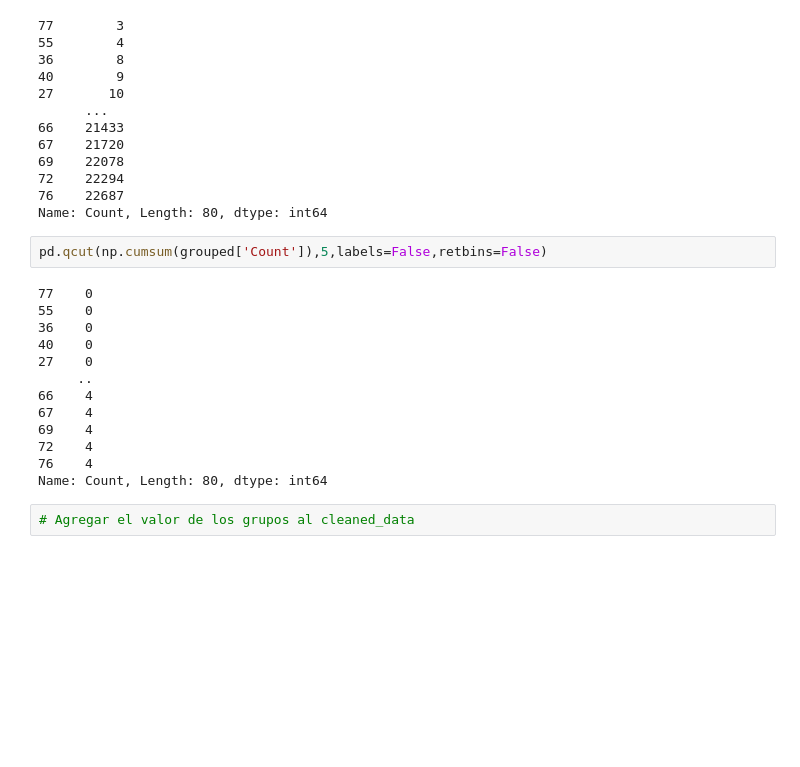
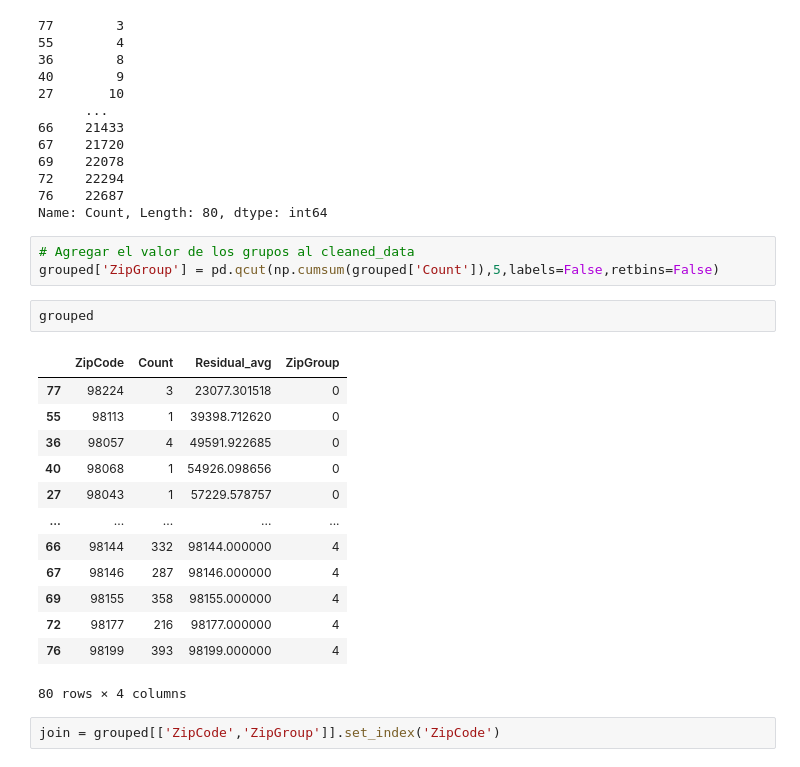
Before and after one commit to tzuzulcode/ai-fundamentals-abril2022, a Jupyter notebook: Regression and prediction/FactorVariables.ipynb, the cells around one changed output. Saved outputs shown, nothing was run; the diff lists cells and outputs as text; blank space fills up the shorter version.

```diff
--- a/Regression and prediction/FactorVariables.ipynb
+++ b/Regression and prediction/FactorVariables.ipynb
@@ -146,19 +146,23 @@ np.cumsum(grouped['Count'])
 76    22687
 Name: Count, Length: 80, dtype: int64
 # %%
-pd.qcut(np.cumsum(grouped['Count']),5,labels=False,retbins=False)
+# Agregar el valor de los grupos al cleaned_data
+grouped['ZipGroup'] = pd.qcut(np.cumsum(grouped['Count']),5,labels=False,retbins=False)
-# %% [output]
-77    0
-55    0
-36    0
-40    0
-27    0
-     ..
-66    4
-67    4
-69    4
-72    4
-76    4
-Name: Count, Length: 80, dtype: int64
-# %%
-# Agregar el valor de los grupos al cleaned_data
+# %%
+grouped
+# %% [output]
+|  | ZipCode | Count | Residual_avg | ZipGroup |
+| 77 | 98224 | 3 | 23077.301518 | 0 |
+| 55 | 98113 | 1 | 39398.712620 | 0 |
+| 36 | 98057 | 4 | 49591.922685 | 0 |
+| 40 | 98068 | 1 | 54926.098656 | 0 |
+| 27 | 98043 | 1 | 57229.578757 | 0 |
+| ... | ... | ... | ... | ... |
+| 66 | 98144 | 332 | 98144.000000 | 4 |
+| 67 | 98146 | 287 | 98146.000000 | 4 |
+| 69 | 98155 | 358 | 98155.000000 | 4 |
+| 72 | 98177 | 216 | 98177.000000 | 4 |
+| 76 | 98199 | 393 | 98199.000000 | 4 |
+80 rows × 4 columns
+# %%
+join = grouped[['ZipCode','ZipGroup']].set_index('ZipCode')
```
Also changed, not shown: parts of 6 cells of this notebook.
